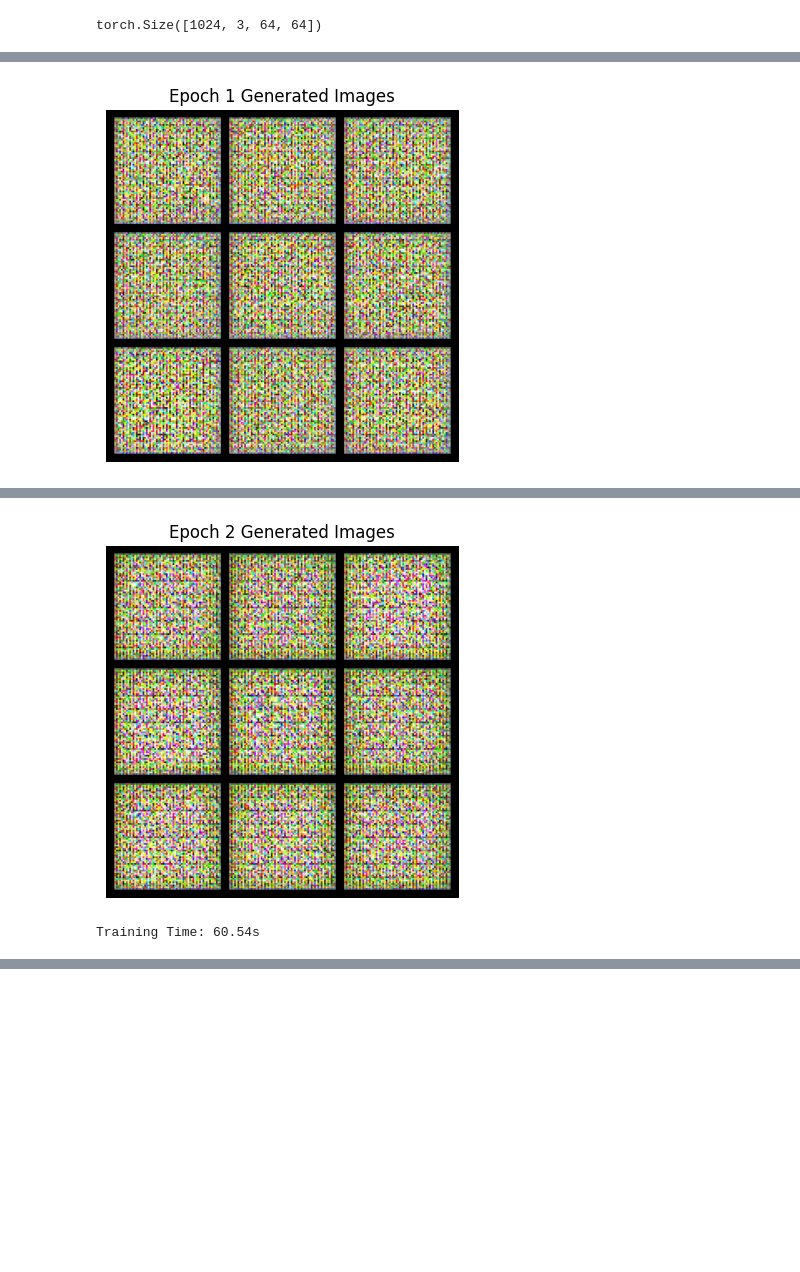
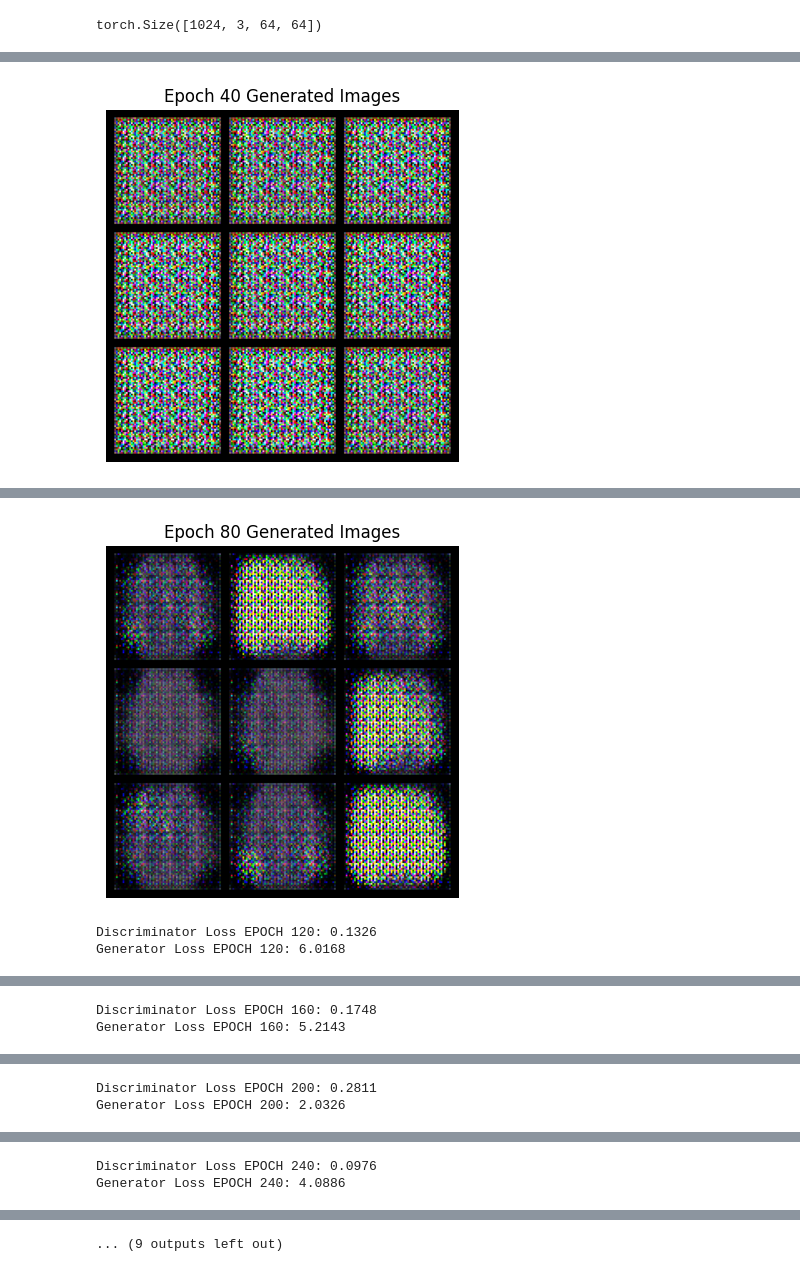
Before and after one commit to NebulaTris/MediGuard, a Jupyter notebook: DCGAN/model.ipynb, the cells around one changed output, grey strips where cells are left out. Saved outputs shown, nothing was run; the diff lists cells and outputs as text; code cells hidden in the pictures; blank space fills up the shorter version.

Commit message:
:zap: DCGAN epochs added

```diff
--- a/DCGAN/model.ipynb
+++ b/DCGAN/model.ipynb
@@ -21,7 +21,7 @@ INPUT_VECTOR_DIM = 100
 FEATURE_MAP_DIM = 64
 LR = 2e-4
 BETA1 = 0.5
-EPOCHS = 120
+EPOCHS = 400
 RANDOM_SEED = 42
 
 random.seed(RANDOM_SEED)
@@ -182,14 +184,16 @@ for epoch in tqdm(range(EPOCHS), position=0, leave=True):
     discriminator_loss = discriminator_running_loss / 2*(idx + 1)
     generator_loss = generator_running_loss / (idx + 1)
 
-    print(f"Discriminator Loss EPOCH {epoch+1}: {discriminator_loss:.4f}")
-    print(f"Generator Loss EPOCH {epoch+1}: {generator_loss:.4f}")
-    plt.figure(figsize=(10,10))
-    plt.subplot(1,2,1)
-    plt.axis("off")
-    plt.title(f"Epoch {epoch+1} Generated Images")
-    plt.imshow(np.transpose(vutils.make_grid(generator_fake_out[:9], padding=5, normalize=True, nrow=3).cpu(),(1,2,0)))
-    plt.show()
+    if (epoch + 1) % 40 == 0:  # Print after every 40 epochs
+        print(f"Discriminator Loss EPOCH {epoch+1}: {discriminator_loss:.4f}")
+        print(f"Generator Loss EPOCH {epoch+1}: {generator_loss:.4f}")
+        plt.figure(figsize=(10,10))
+        plt.subplot(1,2,1)
+        plt.axis("off")
+        plt.title(f"Epoch {epoch+1} Generated Images")
+        plt.imshow(np.transpose(vutils.make_grid(generator_fake_out[:9], padding=5, normalize=True, nrow=3).cpu(),(1,2,0)))
+        plt.show()
+
 
 stop = timeit.default_timer()
 print(f"Training Time: {stop-start:.2f}s")
@@ -199 +203 @@ Generator Loss EPOCH 1: 6.3197
-[figure, old version]
+[figure, new version]
@@ -202,2 +206,3 @@ Generator Loss EPOCH 2: 10.4862
-[figure, old version]
+[figure, new version]
-Training Time: 60.54s
+Discriminator Loss EPOCH 120: 0.1326
+Generator Loss EPOCH 120: 6.0168
@@ -203,0 +210,2 @@ Training Time: 60.54s
+Discriminator Loss EPOCH 160: 0.1748
+Generator Loss EPOCH 160: 5.2143
@@ -203,0 +213,2 @@ Training Time: 60.54s
+Discriminator Loss EPOCH 200: 0.2811
+Generator Loss EPOCH 200: 2.0326
@@ -203,0 +216,2 @@ Training Time: 60.54s
+Discriminator Loss EPOCH 240: 0.0976
+Generator Loss EPOCH 240: 4.0886
@@ -204,3 +219,4 @@ Training Time: 60.54s
+... (9 outputs left out)
 # %%
 torch.cuda.empty_cache()
 # %%
```
Also changed, not shown: parts of 4 cells of this notebook.
